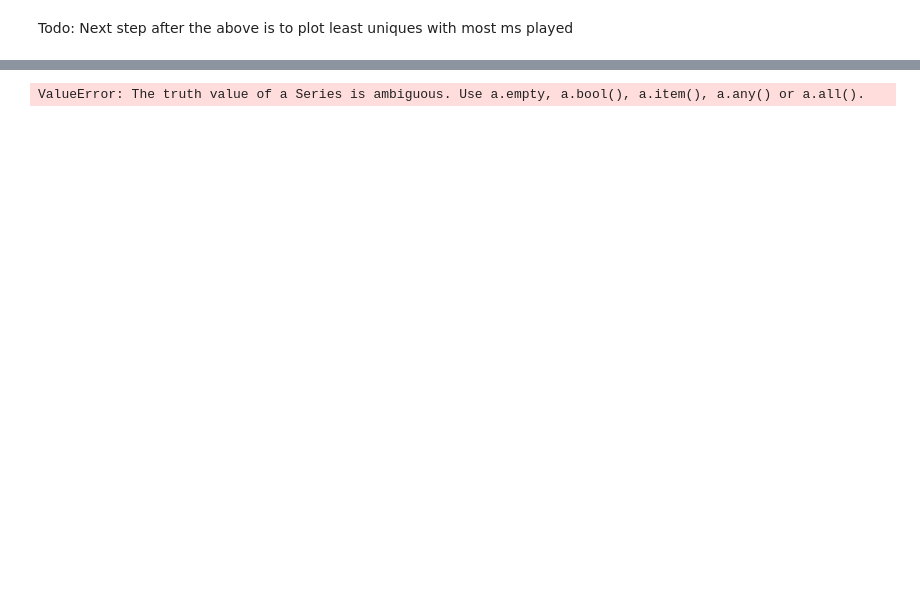
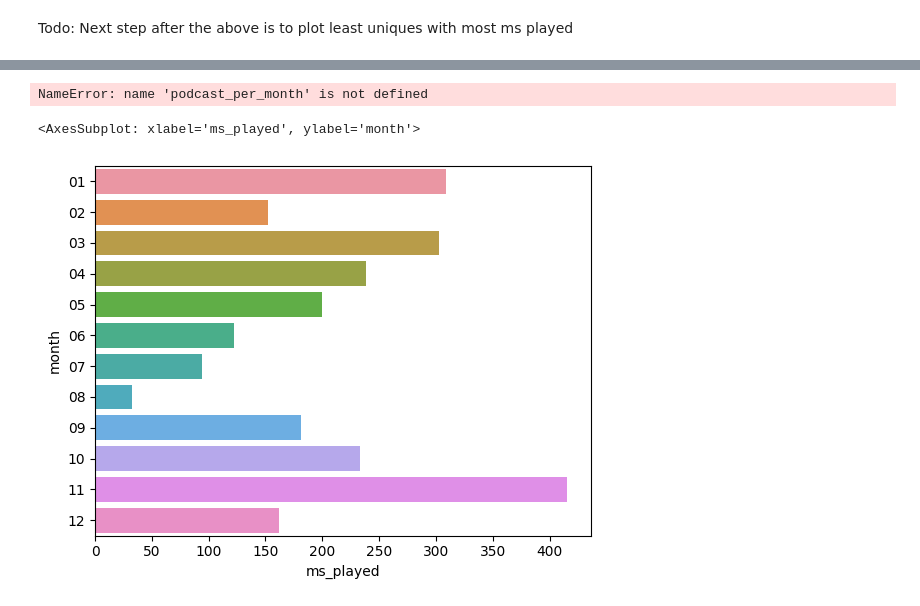
Before and after one commit to mmmuir/CL_DA2, a Jupyter notebook: spotipy_analysis.ipynb, the cells around one changed output, grey strips where cells are left out. Drawn from its saved outputs; the diff is of its cells as text; code cells hidden in the pictures; blank space fills up the shorter version.

Commit message:
add podcasts played

```diff
--- a/spotipy_analysis.ipynb
+++ b/spotipy_analysis.ipynb
@@ -263,5 +586,15 @@ streams_af_df.query('(ms_played / duration_ms) > 0.1').query("track.str.contains
+# %%
+podcast_per_month
+# %% [output]
+NameError: name 'podcast_per_month' is not defined
 # %%
-podcast_per_month = podcasts_df.groupby(by="month").sum(numeric_only=True)
-sns.barplot(data=podcast_per_month, x=podcast_per_month, y=podcast_per_month.index)
+# Todo: plot podcast listening vs music listening
+# damn i really spent most of january 2022 listening to podcats
+podcasts_2020 = podcasts_df
+podcasts_2020['ms_played'] = podcasts_2020['ms_played'] / 60000 / 60
+podcast_per_month = podcasts_2020.groupby(by="month").sum(numeric_only=True)
+podcast_per_month['ms_played']
+sns.barplot(data=podcast_per_month, x=podcast_per_month['ms_played'], y=podcast_per_month.index)
 # %% [output]
-ValueError: The truth value of a Series is ambiguous. Use a.empty, a.bool(), a.item(), a.any() or a.all().
+<AxesSubplot: xlabel='ms_played', ylabel='month'>
+[figure, added]
```
Also changed, not shown: parts of 24 cells of this notebook.
